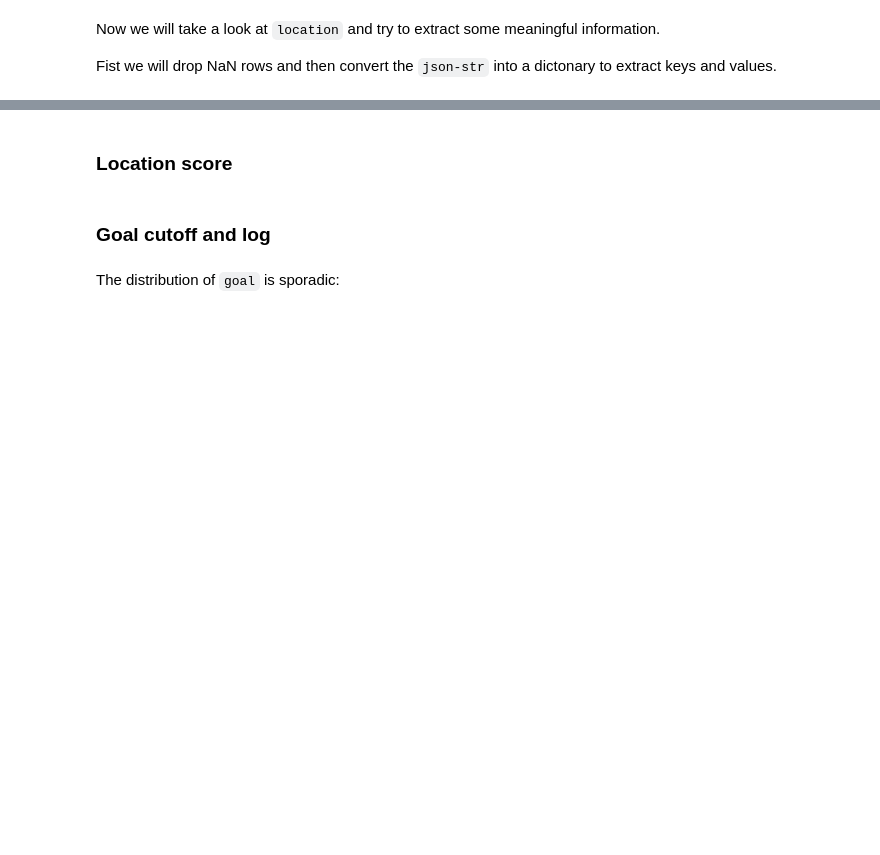
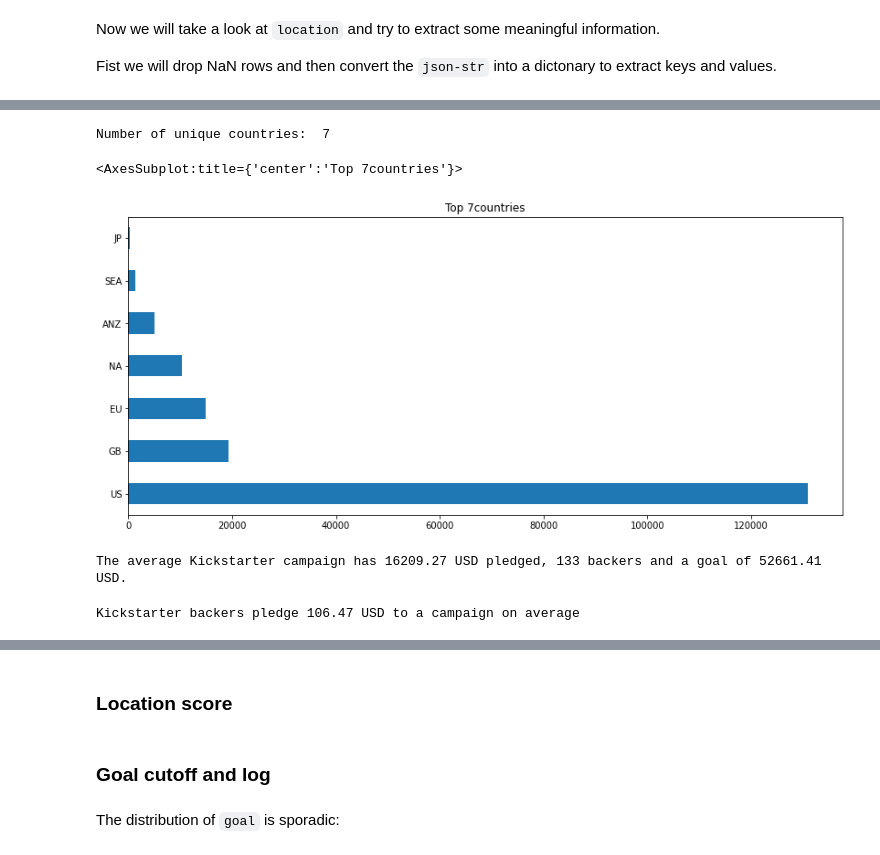
Before and after one commit to bur-oez/Kickstarter-ML-Project, a Jupyter notebook: kickstarter_ml.ipynb, the cells around one changed output, grey strips where cells are left out. Saved outputs shown, nothing was run; the diff lists cells and outputs as text; code cells hidden in the pictures; blank space fills up the shorter version.

```diff
--- a/kickstarter_ml.ipynb
+++ b/kickstarter_ml.ipynb
@@ -309,0 +357,26 @@ df.shape
+# %%
+print('Number of unique countries: ', df['country'].nunique())
+df['country'].value_counts()[:15].plot(kind='barh',
+                                       figsize=(14,6),
+                                       title='Top 7countries')
+# %% [output]
+Number of unique countries:  7
+<AxesSubplot:title={'center':'Top 7countries'}>
+[figure, added]
+# %%
+print('The average Kickstarter campaign has {} USD pledged, {} backers and a goal of {} USD.'.format(round(df['max_pledged'].mean(), 2),
+                                                                                               int(df['backers_count'].mean()),
+                                                                                               round(df['goal'].mean(), 2)))
+# %% [output]
+The average Kickstarter campaign has 16209.27 USD pledged, 133 backers and a goal of 52661.41 USD.
+# %%
+# Create a feature for average amount pledged per backer
+df['avg_pledged'] = df['max_pledged'] / df['backers_count']
+
+# Take care of infinite values and campaigns with 0 backers
+df['avg_pledged'].fillna(0, inplace=True)
+df.replace(to_replace=[np.inf, -np.inf], value=0, inplace=True)
+
+print('Kickstarter backers pledge {} USD to a campaign on average'.format(round(df['avg_pledged'].mean(), 2)))
+# %% [output]
+Kickstarter backers pledge 106.47 USD to a campaign on average
```
Also changed, not shown: parts of 70 cells of this notebook.
